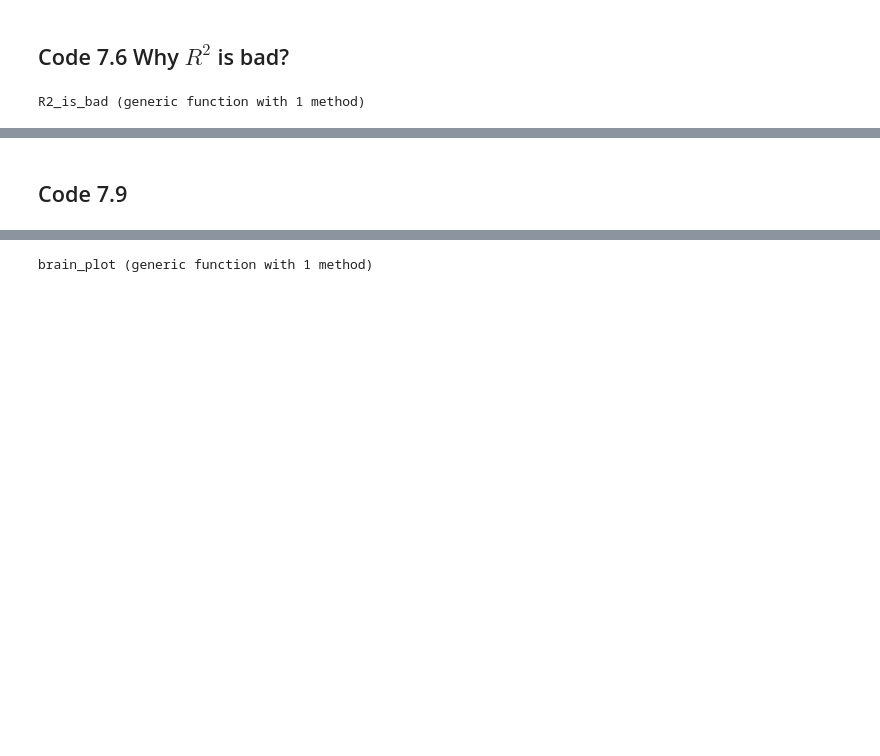
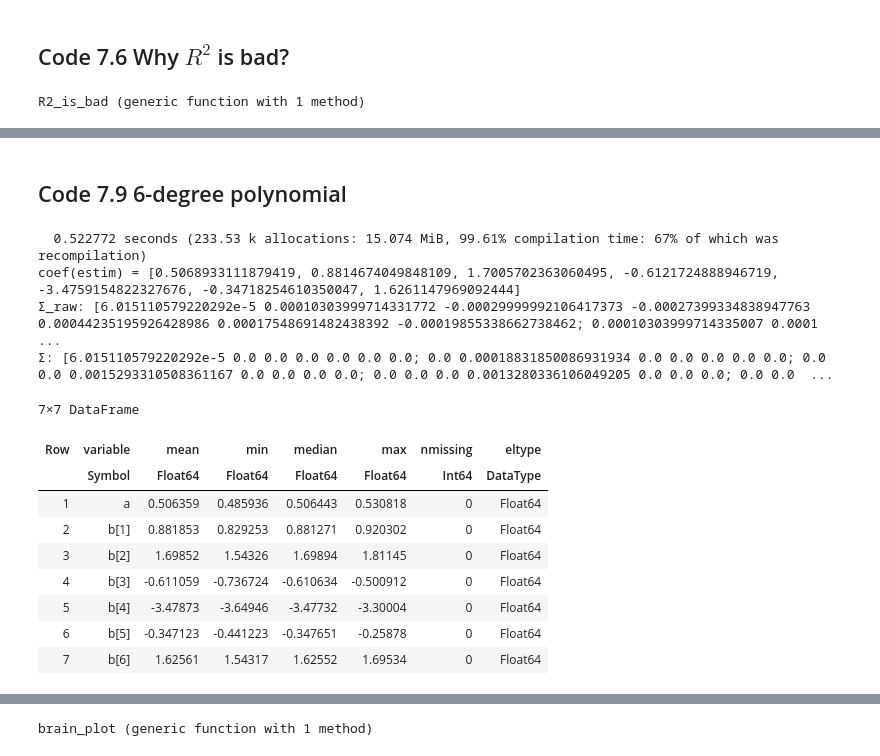
Before and after one commit to polyactis/rethinking-2ed-julia, a Jupyter notebook: 07-Chapter 7. Ulysses' Compass.ipynb, the cells around one changed output, grey strips where cells are left out. Cells and saved outputs as stored; diff of their text form; code cells hidden in the pictures; blank space fills up the shorter version.

```diff
--- a/07-Chapter 7. Ulysses' Compass.ipynb
+++ b/07-Chapter 7. Ulysses' Compass.ipynb
@@ -132,7 +183,6 @@ Random.seed!(1)
     brain_std ~ MvNormal(μ, exp(log_σ))
 end
 
-estim = optimize(model_m7_1(d.mass_std, d.brain_std), MAP())
-m7_1 = DataFrame(sample(estim, 1000))
-precis(m7_1)
+## type of estim is TuringOptimExt.ModeResult
+@time estim_m7_1 = optimize(model_m7_1(d.mass_std, d.brain_std), MAP())
 # %% [output]
@@ -142,0 +244,2 @@ Closest candidates are:
+# %%
+μ = coef(estim_MAP)
@@ -215,5 +373,6 @@ Random.seed!(1)
     brain_std ~ MvNormal(μ, exp(log_σ))
 end
 
-estim = optimize(model_m7_2(d.mass_std, d.brain_std), MAP())
-m7_2 = DataFrame(sample(estim, 1000));
+@time estim_m7_2 = optimize(model_m7_2(d.mass_std, d.brain_std), MAP())
+@show coef(estim_m7_2)
+m7_2 = DataFrame(sample(estim_m7_2, 1000));
@@ -226,19 +410,19 @@ Random.seed!(1)
     a ~ Normal(0.5, 1)
     b ~ MvNormal(zeros(degree), 10)
     # build matrix n*degree
-    t = repeat(mass_std, 1, degree)
+    x = repeat(mass_std, 1, degree)
     # exponent its columns
-    t = hcat(map(.^, eachcol(t), 1:degree)...)
+    x = hcat(map(.^, eachcol(x), 1:degree)...)
     # calculate product on coefficient's vector
-    μ = a .+ t * b
+    μ = a .+ x * b
 
     log_σ ~ Normal(0, 1)
     brain_std ~ MvNormal(μ, exp(log_σ))
 end
 
-estim = optimize(model_m7_n(d.mass_std, d.brain_std, degree=3), MAP())
-m7_3 = DataFrame(sample(estim, 1000));
-estim = optimize(model_m7_n(d.mass_std, d.brain_std, degree=4), MAP())
-m7_4 = DataFrame(sample(estim, 1000));
-estim = optimize(model_m7_n(d.mass_std, d.brain_std, degree=5), MAP())
-m7_5 = DataFrame(sample(estim, 1000));
+estim_m7_3 = optimize(model_m7_n(d.mass_std, d.brain_std, degree=3), MAP())
+m7_3 = DataFrame(sample(estim_m7_3, 1000));
+estim_m7_4 = optimize(model_m7_n(d.mass_std, d.brain_std, degree=4), MAP())
+m7_4 = DataFrame(sample(estim_m7_4, 1000));
+estim_m7_5 = optimize(model_m7_n(d.mass_std, d.brain_std, degree=5), MAP())
+m7_5 = DataFrame(sample(estim_m7_5, 1000));
@@ -245,15 +464,32 @@ m7_5 = DataFrame(sample(estim, 1000));
 # %% [markdown]
-## Code 7.9
+## Code 7.9 6-degree polynomial
 # %%
 Random.seed!(2)
 
 @model function model_m7_6(mass_std, brain_std)
     a ~ Normal(0.5, 1)
     b ~ MvNormal(zeros(6), 10)
     μ = @. a + b[1]*mass_std + b[2]*mass_std^2 + b[3]*mass_std^3 +
                b[4]*mass_std^4 + b[5]*mass_std^5 + b[6]*mass_std^6
     brain_std ~ MvNormal(μ, 0.001)
 end
 
-estim = optimize(model_m7_6(d.mass_std, d.brain_std), MAP())
+@time estim = optimize(model_m7_6(d.mass_std, d.brain_std), MAP())
+@show coef(estim)
 m7_6 = DataFrame(sample(estim, 1000));
+describe(m7_6)
+# %% [output]
+  0.522772 seconds (233.53 k allocations: 15.074 MiB, 99.61% compilation time: 67% of which was recompilation)
+coef(estim) = [0.5068933111879419, 0.8814674049848109, 1.7005702363060495, -0.6121724888946719, -3.4759154822327676, -0.34718254610350047, 1.6261147969092444]
+Σ_raw: [6.015110579220292e-5 0.00010303999714331772 -0.00029999992106417373 -0.00027399334838947763 0.00044235195926428986 0.00017548691482438392 -0.00019855338662738462; 0.00010303999714335007 0.0001 ...
+Σ: [6.015110579220292e-5 0.0 0.0 0.0 0.0 0.0 0.0; 0.0 0.00018831850086931934 0.0 0.0 0.0 0.0 0.0; 0.0 0.0 0.0015293310508361167 0.0 0.0 0.0 0.0; 0.0 0.0 0.0 0.0013280336106049205 0.0 0.0 0.0; 0.0 0.0  ...
+7×7 DataFrame
+| Row | variable | mean | min | median | max | nmissing | eltype |
+|  | Symbol | Float64 | Float64 | Float64 | Float64 | Int64 | DataType |
+| 1 | a | 0.506359 | 0.485936 | 0.506443 | 0.530818 | 0 | Float64 |
+| 2 | b[1] | 0.881853 | 0.829253 | 0.881271 | 0.920302 | 0 | Float64 |
+| 3 | b[2] | 1.69852 | 1.54326 | 1.69894 | 1.81145 | 0 | Float64 |
+| 4 | b[3] | -0.611059 | -0.736724 | -0.610634 | -0.500912 | 0 | Float64 |
+| 5 | b[4] | -3.47873 | -3.64946 | -3.47732 | -3.30004 | 0 | Float64 |
+| 6 | b[5] | -0.347123 | -0.441223 | -0.347651 | -0.25878 | 0 | Float64 |
+| 7 | b[6] | 1.62561 | 1.54317 | 1.62552 | 1.69534 | 0 | Float64 |
```
Also changed, not shown: parts of 59 cells of this notebook, 5 other files.
